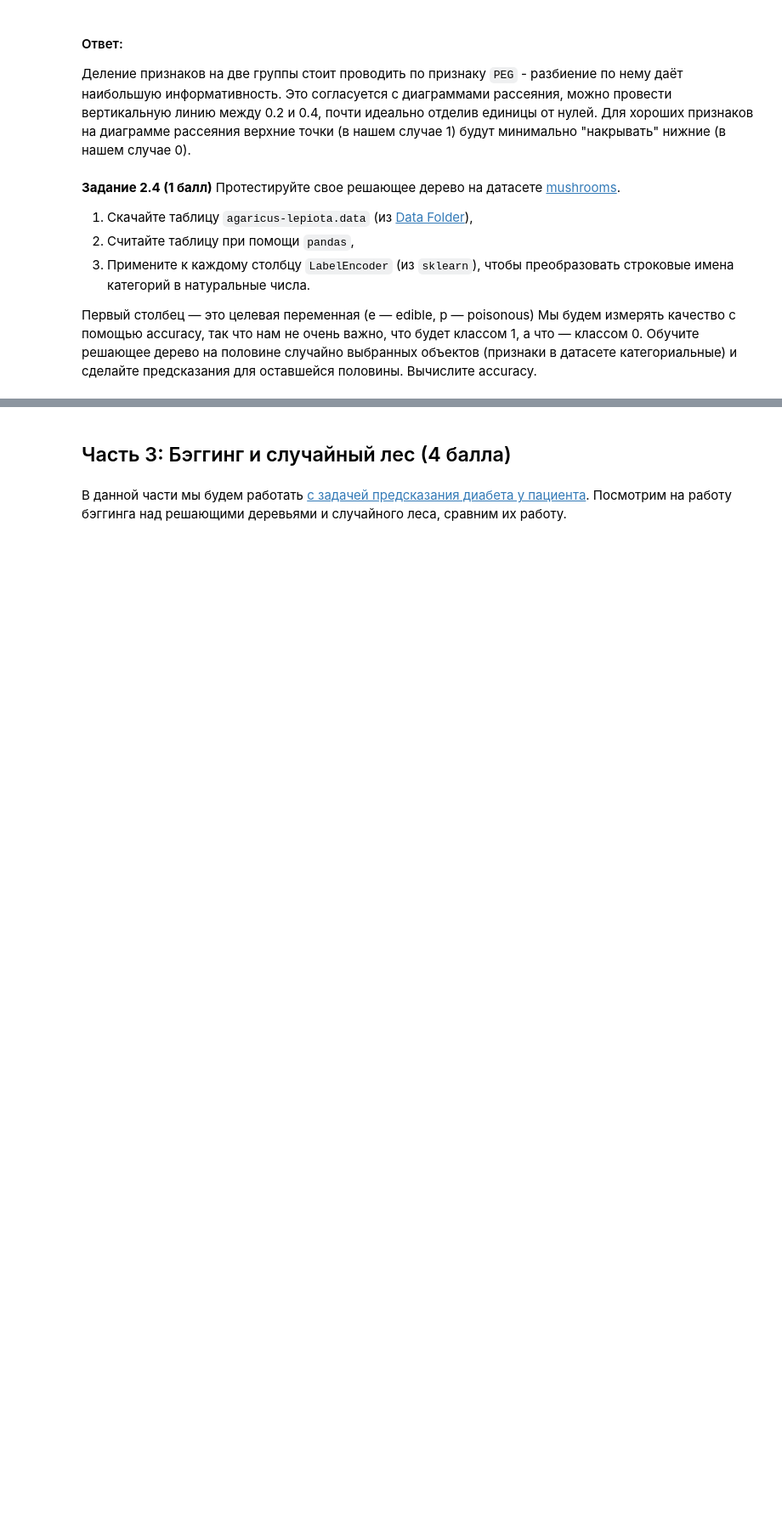
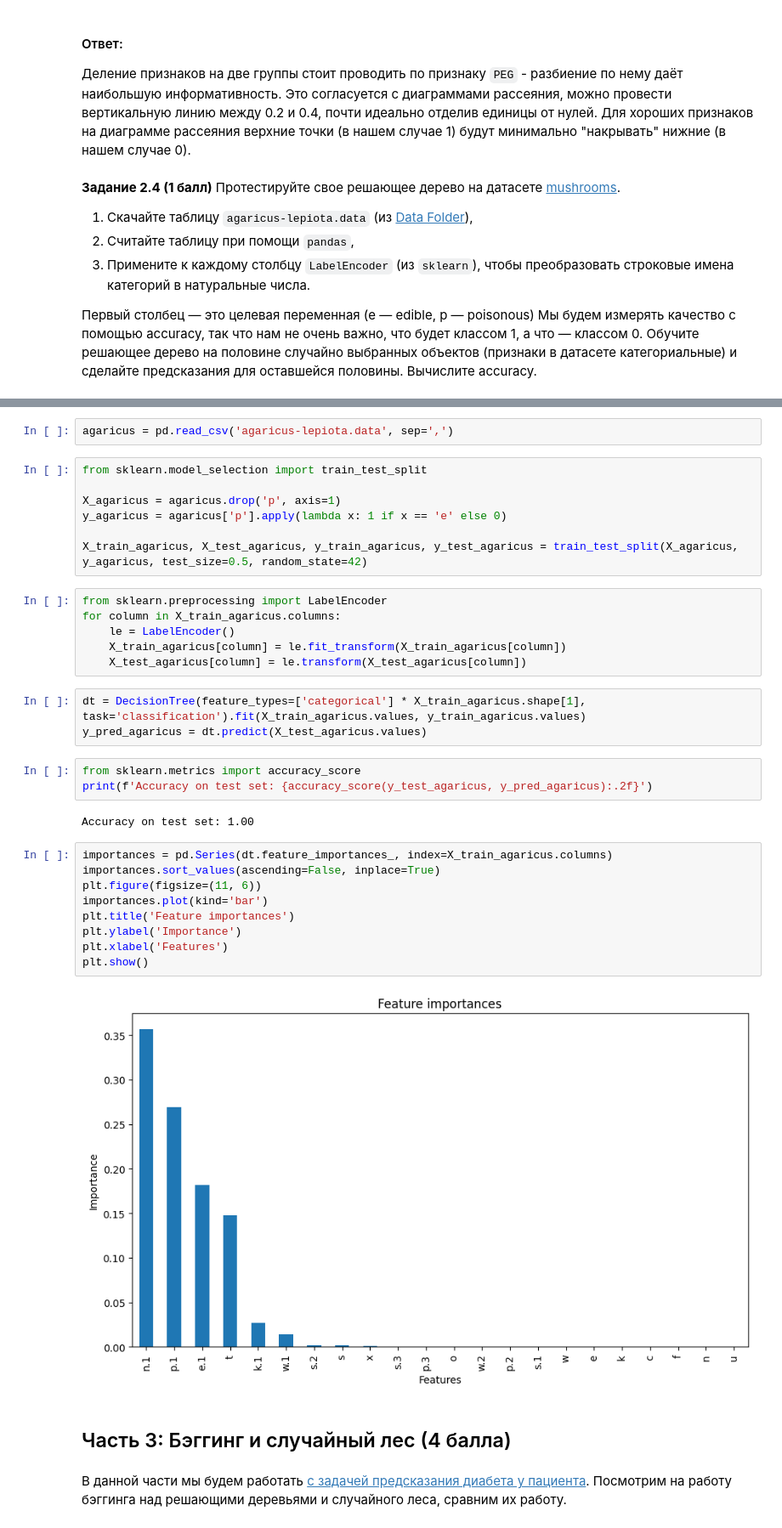
Before and after one commit to mishcum/iad_hse, a Jupyter notebook: homeworks/hw07/hw07_trees_rf.ipynb, the cells around one changed output, grey strips where cells are left out. Shown at 85% size. Drawn from its saved outputs; the diff is of its cells as text; blank space fills up the shorter version.

Commit message:
all tasks completed

```diff
--- a/homeworks/hw07/hw07_trees_rf.ipynb
+++ b/homeworks/hw07/hw07_trees_rf.ipynb
@@ -403,3 +470,37 @@ plt.show()
+# %%
+agaricus = pd.read_csv('agaricus-lepiota.data', sep=',')
+# %%
+from sklearn.model_selection import train_test_split
+
+X_agaricus = agaricus.drop('p', axis=1)
+y_agaricus = agaricus['p'].apply(lambda x: 1 if x == 'e' else 0)
+
+X_train_agaricus, X_test_agaricus, y_train_agaricus, y_test_agaricus = train_test_split(X_agaricus, y_agaricus, test_size=0.5, random_state=42)
+# %%
+from sklearn.preprocessing import LabelEncoder
+for column in X_train_agaricus.columns:
+    le = LabelEncoder()
+    X_train_agaricus[column] = le.fit_transform(X_train_agaricus[column])
+    X_test_agaricus[column] = le.transform(X_test_agaricus[column])
+# %%
+dt = DecisionTree(feature_types=['categorical'] * X_train_agaricus.shape[1], task='classification').fit(X_train_agaricus.values, y_train_agaricus.values)
+y_pred_agaricus = dt.predict(X_test_agaricus.values)
+# %%
+from sklearn.metrics import accuracy_score
+print(f'Accuracy on test set: {accuracy_score(y_test_agaricus, y_pred_agaricus):.2f}')
+# %% [output]
+Accuracy on test set: 1.00
+# %%
+importances = pd.Series(dt.feature_importances_, index=X_train_agaricus.columns)
+importances.sort_values(ascending=False, inplace=True)
+plt.figure(figsize=(11, 6))
+importances.plot(kind='bar')
+plt.title('Feature importances')
+plt.ylabel('Importance')
+plt.xlabel('Features')
+plt.show()
+# %% [output]
+[figure, added]
 # %% [markdown]
 ## Часть 3: Бэггинг и случайный лес (4 балла)
 # %% [markdown]
```
Also changed, not shown: parts of 16 cells of this notebook, 1 other file.
